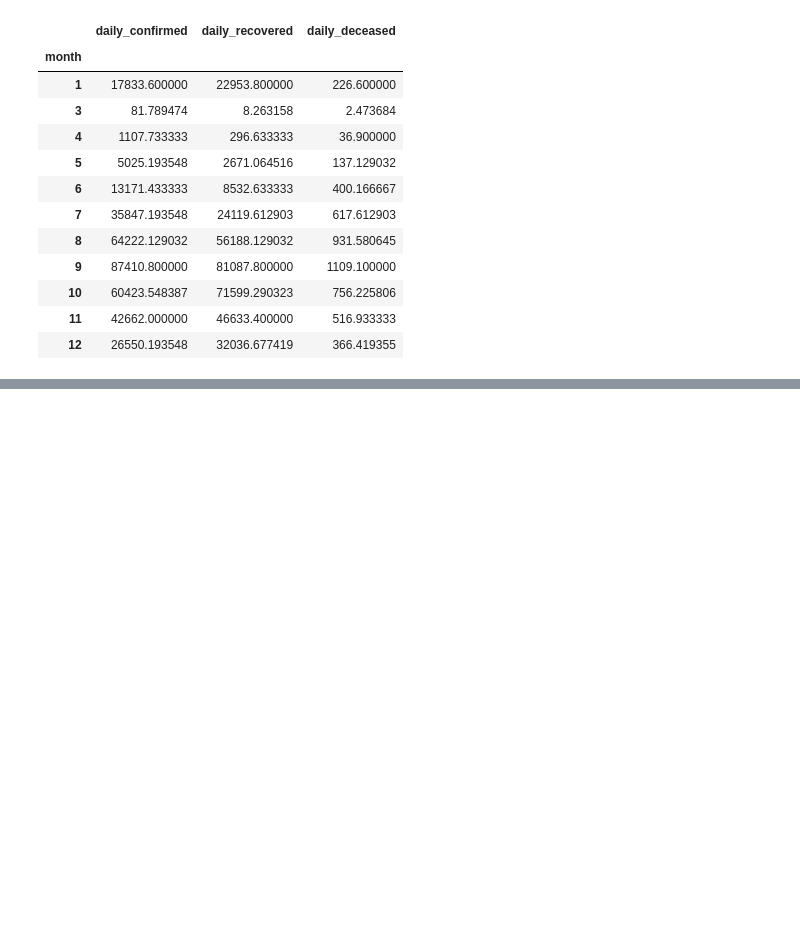
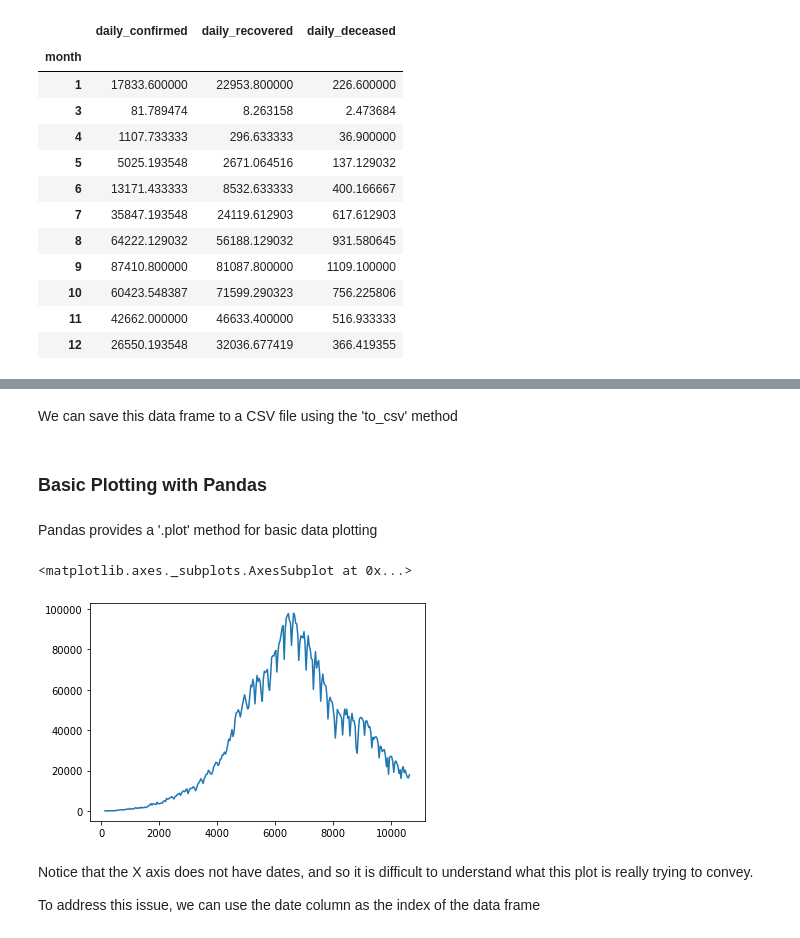
Before and after one commit to enumulak/EK_ML, a Jupyter notebook: Pandas/LearnPandas_Covid19_IndiaAnalysis_v2.0.ipynb, the cells around one changed output, grey strips where cells are left out. Saved outputs shown, nothing was run; the diff lists cells and outputs as text; code cells hidden in the pictures; blank space fills up the shorter version.

Commit message:
Final pandas notebook

```diff
--- a/Pandas/LearnPandas_Covid19_IndiaAnalysis_v2.0.ipynb
+++ b/Pandas/LearnPandas_Covid19_IndiaAnalysis_v2.0.ipynb
@@ -916,0 +939,11 @@ covid_ind_month_mean
+# %%
+ind_save_df = covid_ind_df[['date',
+                           'total_confirmed',
+                           'total_recovered',
+                           'total_deceased',
+                           'tested',
+                           'daily_confirmed',
+                           'daily_recovered',
+                           'daily_deceased',
+                           'active']]
+ind_save_df
@@ -916,0 +964,2 @@ covid_ind_month_mean
+# %% [markdown]
+We can save this data frame to a CSV file using the 'to_csv' method
@@ -916,0 +968,13 @@ covid_ind_month_mean
+# %% [markdown]
+### Basic Plotting with Pandas
+# %% [markdown]
+Pandas provides a '.plot' method for basic data plotting
+# %%
+ind_save_df.daily_confirmed.plot()
+# %% [output]
+<matplotlib.axes._subplots.AxesSubplot at 0x...>
+[figure, added]
+# %% [markdown]
+Notice that the X axis does not have dates, and so it is difficult to understand what this plot is really trying to convey.
+
+To address this issue, we can use the date column as the index of the data frame
```
Also changed, not shown: parts of 22 cells of this notebook, 1 other file.
